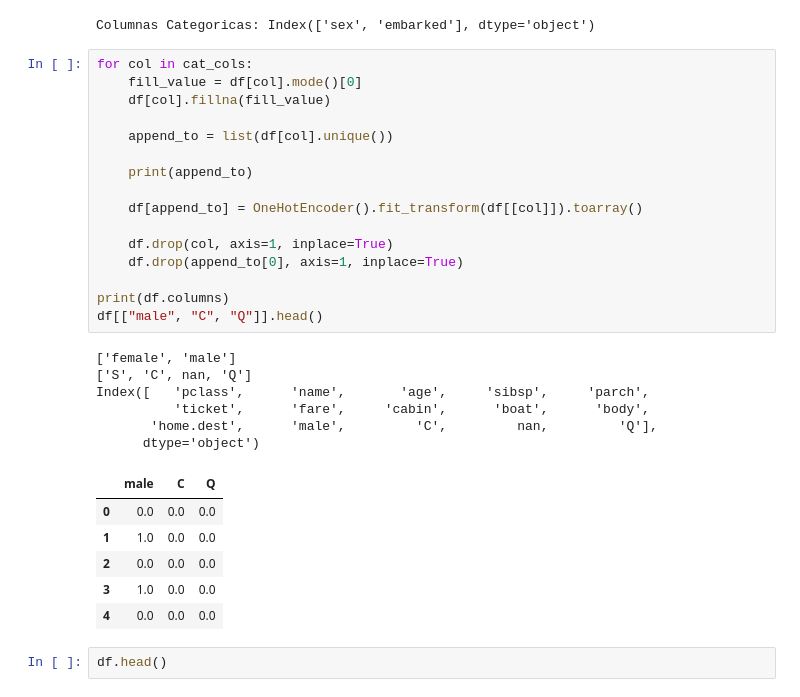
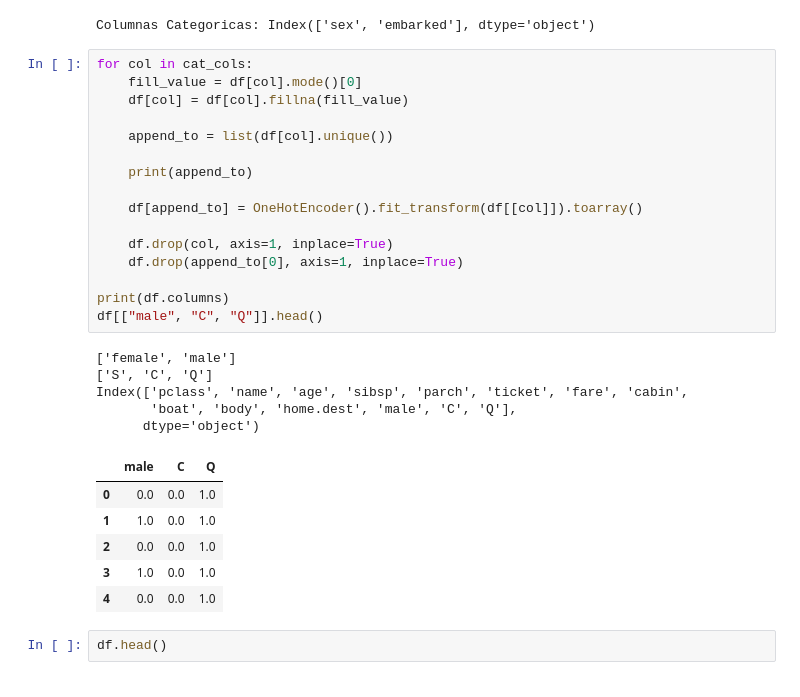
Before and after one commit to IsabelManiega/IA_Python, a Jupyter notebook: 4_Preprocesamiento_Titanic.ipynb, the cells around one changed output. Cells and saved outputs as stored; diff of their text form.

```diff
--- a/4_Preprocesamiento_Titanic.ipynb
+++ b/4_Preprocesamiento_Titanic.ipynb
@@ -407,32 +407,31 @@ Columnas Categoricas: Index(['sex', 'embarked'], dtype='object')
 # %%
 for col in cat_cols:
     fill_value = df[col].mode()[0]
-    df[col].fillna(fill_value)
+    df[col] = df[col].fillna(fill_value)
 
     append_to = list(df[col].unique())
 
     print(append_to)
 
     df[append_to] = OneHotEncoder().fit_transform(df[[col]]).toarray()
 
     df.drop(col, axis=1, inplace=True)
     df.drop(append_to[0], axis=1, inplace=True)
 
 print(df.columns)
 df[["male", "C", "Q"]].head()
 # %% [output]
 ['female', 'male']
-['S', 'C', nan, 'Q']
-Index([   'pclass',      'name',       'age',     'sibsp',     'parch',
-          'ticket',      'fare',     'cabin',      'boat',      'body',
-       'home.dest',      'male',         'C',         nan,         'Q'],
+['S', 'C', 'Q']
+Index(['pclass', 'name', 'age', 'sibsp', 'parch', 'ticket', 'fare', 'cabin',
+       'boat', 'body', 'home.dest', 'male', 'C', 'Q'],
       dtype='object')
 |  | male | C | Q |
-| 0 | 0.0 | 0.0 | 0.0 |
-| 1 | 1.0 | 0.0 | 0.0 |
-| 2 | 0.0 | 0.0 | 0.0 |
-| 3 | 1.0 | 0.0 | 0.0 |
-| 4 | 0.0 | 0.0 | 0.0 |
+| 0 | 0.0 | 0.0 | 1.0 |
+| 1 | 1.0 | 0.0 | 1.0 |
+| 2 | 0.0 | 0.0 | 1.0 |
+| 3 | 1.0 | 0.0 | 1.0 |
+| 4 | 0.0 | 0.0 | 1.0 |
 # %%
 df.head()
 # %% [output]
```
Also changed, not shown: parts of 4 cells of this notebook.
